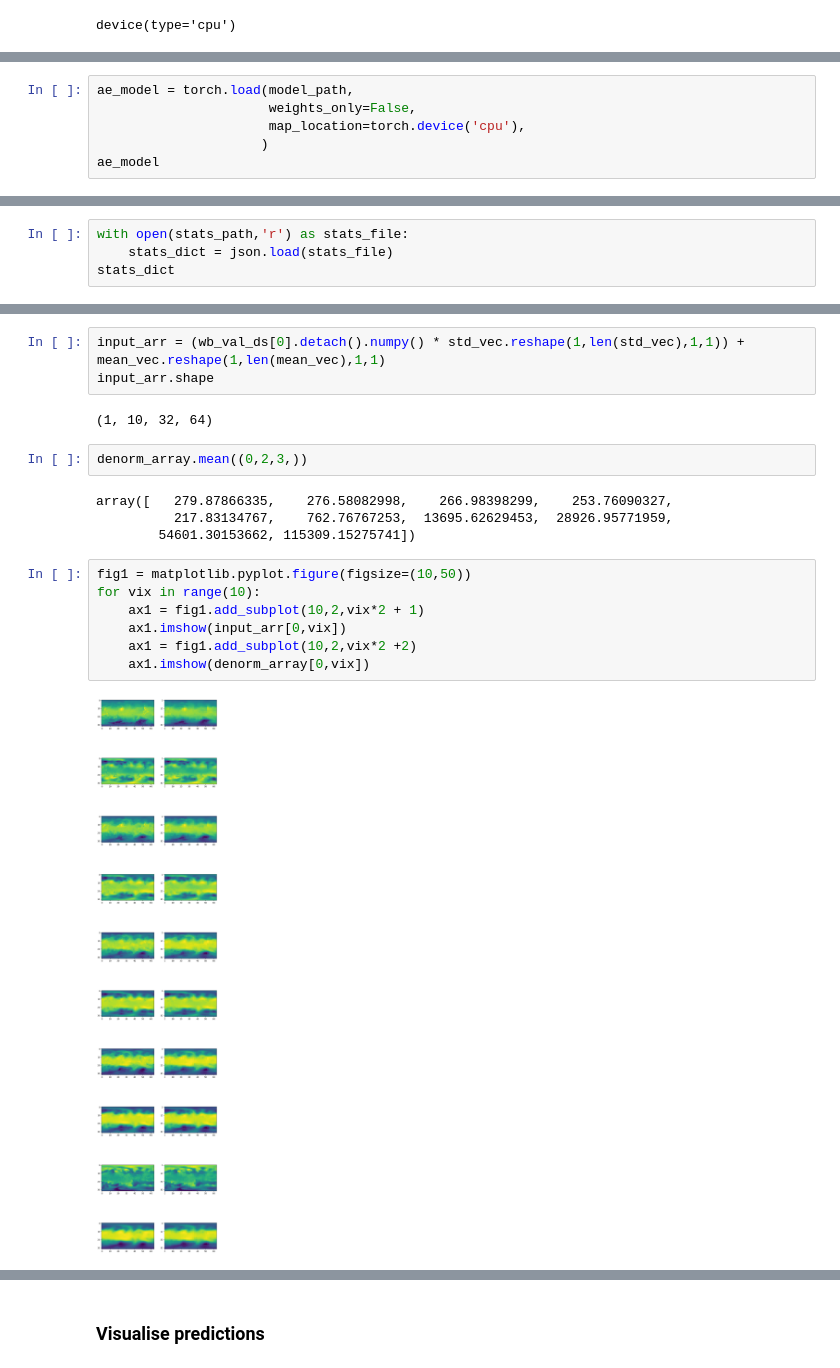
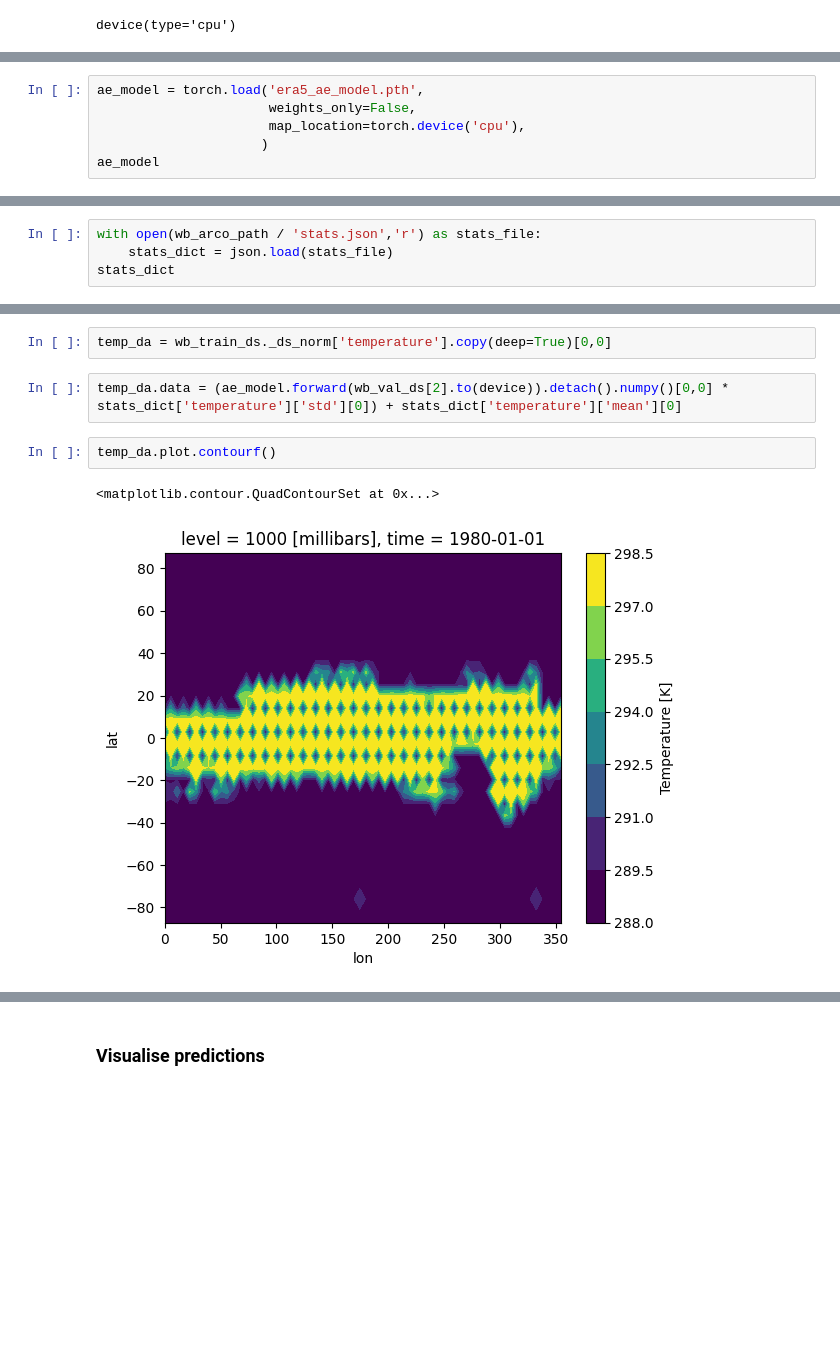
Before and after one commit to MetOffice/ai4c_hackathon, a Jupyter notebook: notebooks/ERA5_ae_evaluation.ipynb, the cells around one changed output, grey strips where cells are left out. Saved outputs shown, nothing was run; the diff lists cells and outputs as text; blank space fills up the shorter version.

```diff
--- a/notebooks/ERA5_ae_evaluation.ipynb
+++ b/notebooks/ERA5_ae_evaluation.ipynb
@@ -267,5 +260,5 @@ PosixPath('/gws/ssde/j25a/mmh_storage/user/shaddad/experiments/era5_autoencoder/
 # %%
-ae_model = torch.load(model_path,
+ae_model = torch.load('era5_ae_model.pth',
                       weights_only=False,
                       map_location=torch.device('cpu'),
                      )
@@ -293,5 +285,5 @@ stats_path = mlready_dir / 'stats.json'
 # %%
-with open(stats_path,'r') as stats_file:
+with open(wb_arco_path / 'stats.json','r') as stats_file:
     stats_dict = json.load(stats_file)
 stats_dict
 # %% [output]
@@ -580,20 +307,9 @@ denorm_array = (sample_pred_norm * std_vec.reshape(1,len(std_vec),1,1)) + mean_v
-# %%
-input_arr = (wb_val_ds[0].detach().numpy() * std_vec.reshape(1,len(std_vec),1,1)) + mean_vec.reshape(1,len(mean_vec),1,1)
-input_arr.shape
-# %% [output]
-(1, 10, 32, 64)
-# %%
-denorm_array.mean((0,2,3,))
-# %% [output]
-array([   279.87866335,    276.58082998,    266.98398299,    253.76090327,
-          217.83134767,    762.76767253,  13695.62629453,  28926.95771959,
-        54601.30153662, 115309.15275741])
-# %%
-fig1 = matplotlib.pyplot.figure(figsize=(10,50))
-for vix in range(10):
-    ax1 = fig1.add_subplot(10,2,vix*2 + 1)
-    ax1.imshow(input_arr[0,vix])
-    ax1 = fig1.add_subplot(10,2,vix*2 +2)
-    ax1.imshow(denorm_array[0,vix])
-# %% [output]
-[figure, removed]
+# %%
+temp_da = wb_train_ds._ds_norm['temperature'].copy(deep=True)[0,0]
+# %%
+temp_da.data = (ae_model.forward(wb_val_ds[2].to(device)).detach().numpy()[0,0] * stats_dict['temperature']['std'][0]) + stats_dict['temperature']['mean'][0]
+# %%
+temp_da.plot.contourf()
+# %% [output]
+<matplotlib.contour.QuadContourSet at 0x...>
+[figure, added]
```
Also changed, not shown: parts of 50 cells of this notebook, 4 other files.
